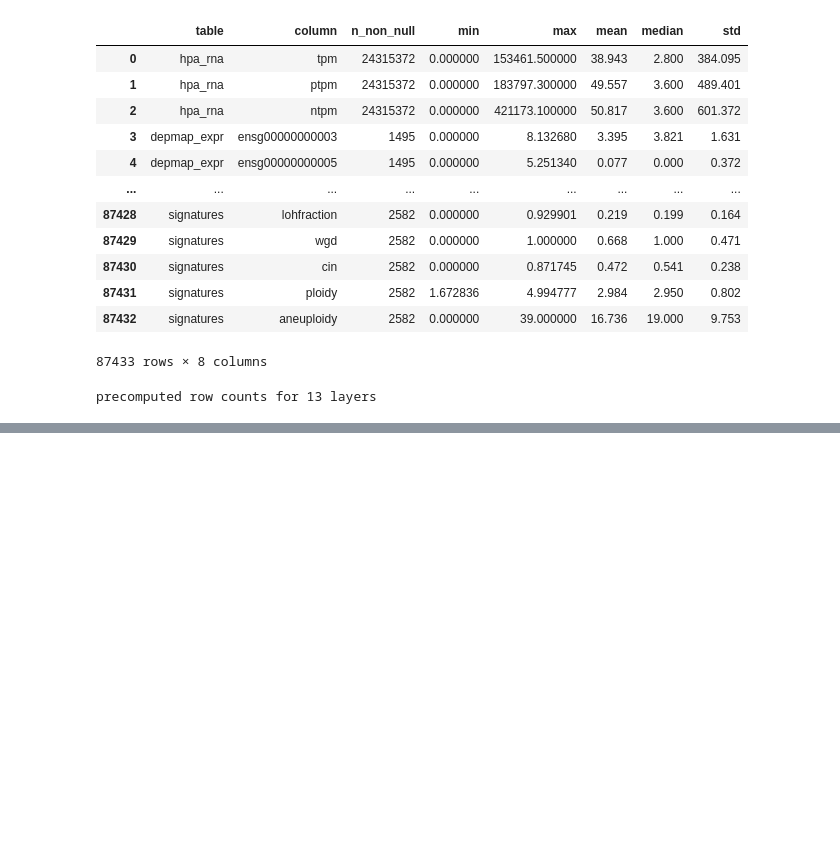
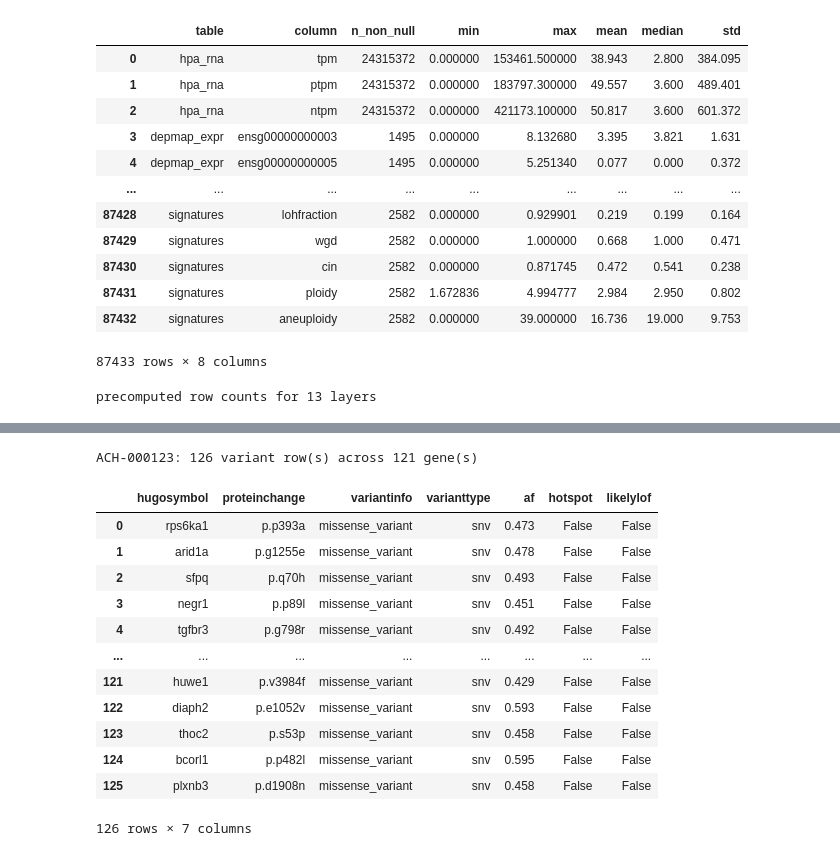
Before and after one commit to UoB-AstraZeneca-25-26/UoB-GeneTraceAI-25-26, a Jupyter notebook: src/Track - D/00_data_harmonisation_pipeline.ipynb, the cells around one changed output, grey strips where cells are left out. Cells and saved outputs as stored; diff of their text form; code cells hidden in the pictures; blank space fills up the shorter version.

```diff
--- a/src/Track - D/00_data_harmonisation_pipeline.ipynb
+++ b/src/Track - D/00_data_harmonisation_pipeline.ipynb
@@ -1813,0 +1910,57 @@ gene: ensg00000000003  ->  1477 cell lines
+# %%
+# --- Quick mutation lookup for one cell line -------------------------------
+# Assumes `mutations` is your harmonised mutations DataFrame (already in memory).
+
+def get_mutations(df, model_id, gene=None, only_damaging=False, model_col="model_id"):
+    """Return + show the mutation rows for one model_id (case-insensitive)."""
+    wanted = {
+        "gene":     ["hugo_symbol","hugosymbol","gene","genesymbol","symbol"],
+        "protein":  ["protein_change","proteinchange","hgvsp_short","hgvsp"],
+        "variant":  ["variant_classification","variant_info","variantinfo"],
+        "type":     ["variant_type","varianttype"],
+        "af":       ["af","allele_fraction","vaf"],
+        "hotspot":  ["cosmichotspot","hotspot","is_hotspot"],
+        "damaging": ["likelylof","likely_lof","isdeleterious"],
+    }
+    low = {c.lower(): c for c in df.columns}
+    resolved = {k: next((low[c] for c in v if c in low), None) for k, v in wanted.items()}
+    show = [c for c in resolved.values() if c]
+    gcol, dcol = resolved["gene"], resolved["damaging"]
+
+    # match model_id, tolerant of case + list/delimited "credit both" cells
+    tgt = str(model_id).strip().lower()
+    def hit(v):
+        if isinstance(v, (list, tuple, set)):
+            return any(str(x).strip().lower() == tgt for x in v)
+        return any(p.strip().lower() == tgt for p in str(v).replace(";", ",").split(","))
+    sub = df[df[model_col].map(hit)].copy()
+
+    if gene and gcol:
+        sub = sub[sub[gcol].astype(str).str.lower() == str(gene).strip().lower()]
+    if only_damaging and dcol:
+        sub = sub[sub[dcol].astype(str).str.lower().isin(["true","1","yes"])]
+
+    n_genes = sub[gcol].nunique() if gcol else "?"
+    print(f"{model_id}: {len(sub)} variant row(s) across {n_genes} gene(s)")
+    return (sub[show] if show else sub).reset_index(drop=True)
+
+
+# --- use it (edit the model_id) --------------------------------------------
+get_mutations(mutations, "ACH-000123")
+# get_mutations(mutations, "ACH-000123", gene="KRAS")
+# get_mutations(mutations, "ACH-000123", only_damaging=True)
+# %% [output]
+ACH-000123: 126 variant row(s) across 121 gene(s)
+|  | hugosymbol | proteinchange | variantinfo | varianttype | af | hotspot | likelylof |
+| 0 | rps6ka1 | p.p393a | missense_variant | snv | 0.473 | False | False |
+| 1 | arid1a | p.g1255e | missense_variant | snv | 0.478 | False | False |
+| 2 | sfpq | p.q70h | missense_variant | snv | 0.493 | False | False |
+| 3 | negr1 | p.p89l | missense_variant | snv | 0.451 | False | False |
+| 4 | tgfbr3 | p.g798r | missense_variant | snv | 0.492 | False | False |
+| ... | ... | ... | ... | ... | ... | ... | ... |
+| 121 | huwe1 | p.v3984f | missense_variant | snv | 0.429 | False | False |
+| 122 | diaph2 | p.e1052v | missense_variant | snv | 0.593 | False | False |
+| 123 | thoc2 | p.s53p | missense_variant | snv | 0.458 | False | False |
+| 124 | bcorl1 | p.p482l | missense_variant | snv | 0.595 | False | False |
+| 125 | plxnb3 | p.d1908n | missense_variant | snv | 0.458 | False | False |
+126 rows × 7 columns
```
Also changed, not shown: parts of 45 cells of this notebook.
